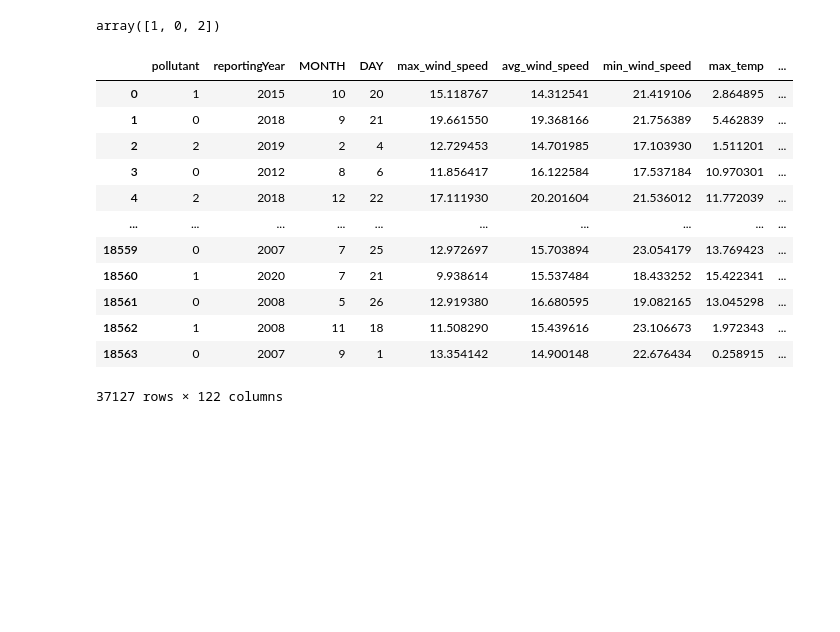
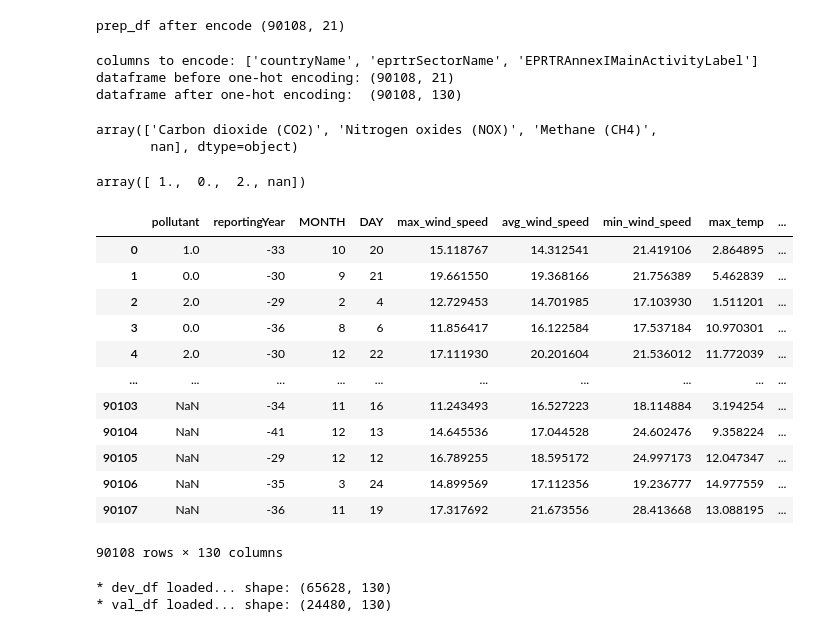
Before and after one commit to AlfredoMarino/schneider-electric-challenge, a Jupyter notebook: benchmark_copy.ipynb, the cells around one changed output. Saved outputs shown, nothing was run; the diff lists cells and outputs as text; code cells hidden in the pictures; blank space fills up the shorter version.

```diff
--- a/benchmark_copy.ipynb
+++ b/benchmark_copy.ipynb
@@ -170,3 +270,33 @@ array(['Carbon dioxide (CO2)', 'Nitrogen oxides (NOX)', 'Methane (CH4)'],
+# %%
+feature_generator = FeatureGenerator(prep_df)
+# %%
+to_encode = [
+    "FacilityInspireID",
+    "facilityName",
+    "CITY ID",
+]
+
+prep_df = feature_generator.encode(to_encode)
+print(f"prep_df after encode {prep_df.shape}")
+# %% [output]
+prep_df after encode (90108, 21)
+# %%
+to_one_hot_encode = [
+    "countryName",
+    "eprtrSectorName",
+    "EPRTRAnnexIMainActivityLabel"
+]
+
+prep_df = encode_dataframe(prep_df, to_one_hot_encode)
+# %% [output]
+columns to encode: ['countryName', 'eprtrSectorName', 'EPRTRAnnexIMainActivityLabel']
+dataframe before one-hot encoding: (90108, 21)
+dataframe after one-hot encoding:  (90108, 130)
+# %%
+prep_df[TARGET].unique()
+# %% [output]
+array(['Carbon dioxide (CO2)', 'Nitrogen oxides (NOX)', 'Methane (CH4)',
+       nan], dtype=object)
 # %%
 dict_target = {
   "Nitrogen oxides (NOX)": 0,
@@ -178,21 +308,29 @@ train_df[TARGET] = train_df[TARGET].apply(lambda value: dict_target[value])
 # %%
-train_df[TARGET].unique()
+prep_df[TARGET].unique()
 # %% [output]
-array([1, 0, 2])
+array([ 1.,  0.,  2., nan])
-# %%
-train_df
-# %% [output]
-|  | pollutant | reportingYear | MONTH | DAY | max_wind_speed | avg_wind_speed | min_wind_speed | max_temp | ... |
-| 0 | 1 | 2015 | 10 | 20 | 15.118767 | 14.312541 | 21.419106 | 2.864895 | ... |
-| 1 | 0 | 2018 | 9 | 21 | 19.661550 | 19.368166 | 21.756389 | 5.462839 | ... |
-| 2 | 2 | 2019 | 2 | 4 | 12.729453 | 14.701985 | 17.103930 | 1.511201 | ... |
-| 3 | 0 | 2012 | 8 | 6 | 11.856417 | 16.122584 | 17.537184 | 10.970301 | ... |
-| 4 | 2 | 2018 | 12 | 22 | 17.111930 | 20.201604 | 21.536012 | 11.772039 | ... |
-| ... | ... | ... | ... | ... | ... | ... | ... | ... | ... |
-| 18559 | 0 | 2007 | 7 | 25 | 12.972697 | 15.703894 | 23.054179 | 13.769423 | ... |
-| 18560 | 1 | 2020 | 7 | 21 | 9.938614 | 15.537484 | 18.433252 | 15.422341 | ... |
-| 18561 | 0 | 2008 | 5 | 26 | 12.919380 | 16.680595 | 19.082165 | 13.045298 | ... |
-| 18562 | 1 | 2008 | 11 | 18 | 11.508290 | 15.439616 | 23.106673 | 1.972343 | ... |
-| 18563 | 0 | 2007 | 9 | 1 | 13.354142 | 14.900148 | 22.676434 | 0.258915 | ... |
-37127 rows × 122 columns
+# %%
+prep_df
+# %% [output]
+|  | pollutant | reportingYear | MONTH | DAY | max_wind_speed | avg_wind_speed | min_wind_speed | max_temp | ... |
+| 0 | 1.0 | -33 | 10 | 20 | 15.118767 | 14.312541 | 21.419106 | 2.864895 | ... |
+| 1 | 0.0 | -30 | 9 | 21 | 19.661550 | 19.368166 | 21.756389 | 5.462839 | ... |
+| 2 | 2.0 | -29 | 2 | 4 | 12.729453 | 14.701985 | 17.103930 | 1.511201 | ... |
+| 3 | 0.0 | -36 | 8 | 6 | 11.856417 | 16.122584 | 17.537184 | 10.970301 | ... |
+| 4 | 2.0 | -30 | 12 | 22 | 17.111930 | 20.201604 | 21.536012 | 11.772039 | ... |
+| ... | ... | ... | ... | ... | ... | ... | ... | ... | ... |
+| 90103 | NaN | -34 | 11 | 16 | 11.243493 | 16.527223 | 18.114884 | 3.194254 | ... |
+| 90104 | NaN | -41 | 12 | 13 | 14.645536 | 17.044528 | 24.602476 | 9.358224 | ... |
+| 90105 | NaN | -29 | 12 | 12 | 16.789255 | 18.595172 | 24.997173 | 12.047347 | ... |
+| 90106 | NaN | -35 | 3 | 24 | 14.899569 | 17.112356 | 19.236777 | 14.977559 | ... |
+| 90107 | NaN | -36 | 11 | 19 | 17.317692 | 21.673556 | 28.413668 | 13.088195 | ... |
+90108 rows × 130 columns
+# %%
+dev_df = prep_df[prep_df['test_index'].isnull()]
+print('* dev_df loaded... shape:', dev_df.shape)
+val_df = prep_df[prep_df['test_index'].notnull()]
+print('* val_df loaded... shape:', val_df.shape)
+# %% [output]
+* dev_df loaded... shape: (65628, 130)
+* val_df loaded... shape: (24480, 130)
 # %%
```
Also changed, not shown: parts of 48 cells of this notebook.
